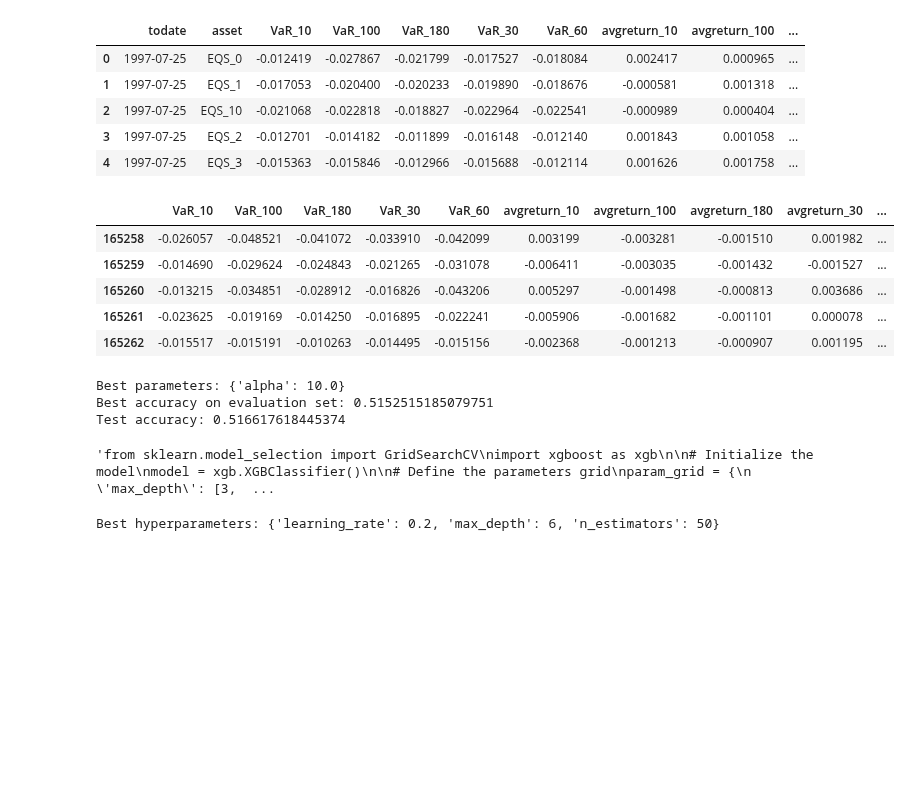
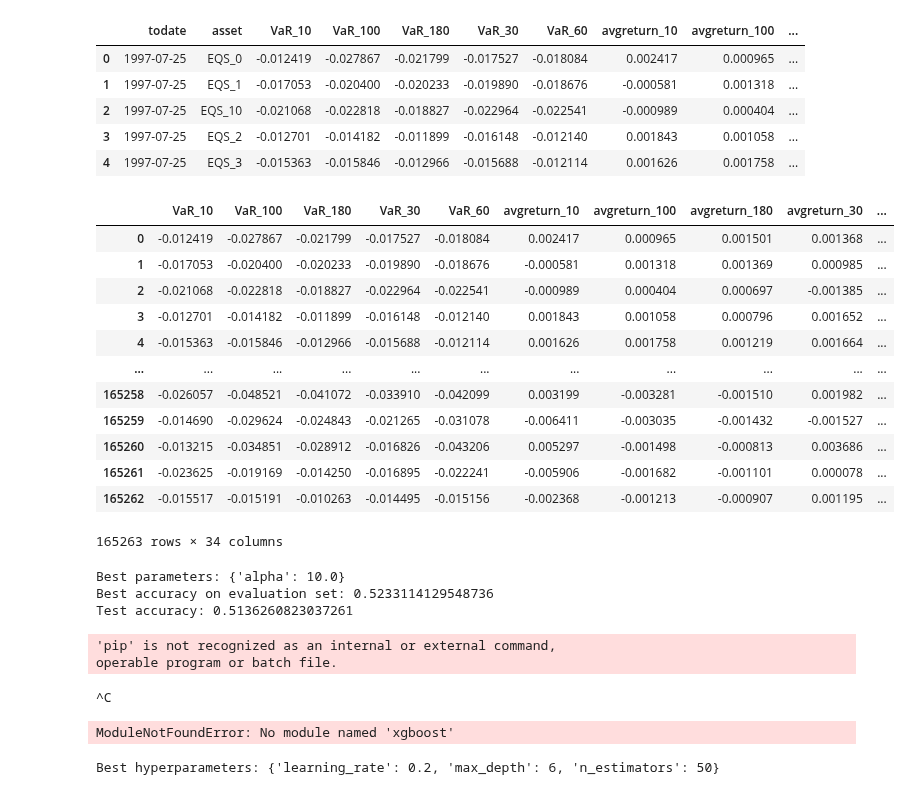
Before and after one commit to OscarAzrak/Master-thesis, a Jupyter notebook: Code.ipynb, the cells around one changed output. Saved outputs shown, nothing was run; the diff lists cells and outputs as text; code cells hidden in the pictures; blank space fills up the shorter version.

```diff
--- a/Code.ipynb
+++ b/Code.ipynb
@@ -303,13 +304,13 @@ from sklearn.model_selection import train_test_split
 from sklearn.linear_model import Ridge
 from sklearn.metrics import accuracy_score
 
-final_df_encoded = pd.get_dummies(final_df, columns=['asset'], drop_first=True)
+#final_df_encoded = pd.get_dummies(final_df, columns=['asset'], drop_first=True)
 
 #split the data into train and test
 #X = final_df_encoded.drop(columns=['Y', 'todate'])
-X = final_df_encoded.drop(columns=['Y'])
+X = final_df.drop(columns=['Y', 'asset'])
 
-y = final_df_encoded['Y']
+y = final_df['Y']
 # %%
 import pandas as pd
 
@@ -344,12 +339,19 @@ X_test = X_test.drop(dateCol, axis=1)
 # %%
-X_train.tail()
+X_train
 # %% [output]
 |  | VaR_10 | VaR_100 | VaR_180 | VaR_30 | VaR_60 | avgreturn_10 | avgreturn_100 | avgreturn_180 | avgreturn_30 | ... |
+| 0 | -0.012419 | -0.027867 | -0.021799 | -0.017527 | -0.018084 | 0.002417 | 0.000965 | 0.001501 | 0.001368 | ... |
+| 1 | -0.017053 | -0.020400 | -0.020233 | -0.019890 | -0.018676 | -0.000581 | 0.001318 | 0.001369 | 0.000985 | ... |
+| 2 | -0.021068 | -0.022818 | -0.018827 | -0.022964 | -0.022541 | -0.000989 | 0.000404 | 0.000697 | -0.001385 | ... |
+| 3 | -0.012701 | -0.014182 | -0.011899 | -0.016148 | -0.012140 | 0.001843 | 0.001058 | 0.000796 | 0.001652 | ... |
+| 4 | -0.015363 | -0.015846 | -0.012966 | -0.015688 | -0.012114 | 0.001626 | 0.001758 | 0.001219 | 0.001664 | ... |
+| ... | ... | ... | ... | ... | ... | ... | ... | ... | ... | ... |
 | 165258 | -0.026057 | -0.048521 | -0.041072 | -0.033910 | -0.042099 | 0.003199 | -0.003281 | -0.001510 | 0.001982 | ... |
 | 165259 | -0.014690 | -0.029624 | -0.024843 | -0.021265 | -0.031078 | -0.006411 | -0.003035 | -0.001432 | -0.001527 | ... |
 | 165260 | -0.013215 | -0.034851 | -0.028912 | -0.016826 | -0.043206 | 0.005297 | -0.001498 | -0.000813 | 0.003686 | ... |
 | 165261 | -0.023625 | -0.019169 | -0.014250 | -0.016895 | -0.022241 | -0.005906 | -0.001682 | -0.001101 | 0.000078 | ... |
 | 165262 | -0.015517 | -0.015191 | -0.010263 | -0.014495 | -0.015156 | -0.002368 | -0.001213 | -0.000907 | 0.001195 | ... |
+165263 rows × 34 columns
 # %%
 # get latest date in todate column
 # %%
@@ -428,11 +430,12 @@ test_accuracy = accuracy_score(y_test, y_test_pred)
 print("Test accuracy:", test_accuracy)
 # %% [output]
 Best parameters: {'alpha': 10.0}
-Best accuracy on evaluation set: 0.5152515185079751
-Test accuracy: 0.516617618445374
+Best accuracy on evaluation set: 0.5233114129548736
+Test accuracy: 0.5136260823037261
 # %%
 #xgboost
-
+!pip install xgboost
+!conda install xgboost
 import xgboost as xgb
 from sklearn.metrics import accuracy_score
 
@@ -479,7 +482,10 @@ y_pred = grid_search.predict(X_test)
 accuracy = accuracy_score(y_test, y_pred)
 print('Accuracy:', accuracy)"""
 # %% [output]
-'from sklearn.model_selection import GridSearchCV\nimport xgboost as xgb\n\n# Initialize the model\nmodel = xgb.XGBClassifier()\n\n# Define the parameters grid\nparam_grid = {\n    \'max_depth\': [3,  ...
+'pip' is not recognized as an internal or external command,
+operable program or batch file.
+^C
+ModuleNotFoundError: No module named 'xgboost'
 # %%
 import xgboost as xgb
 from sklearn.metrics import accuracy_score
```
Also changed, not shown: parts of 4 cells of this notebook.
